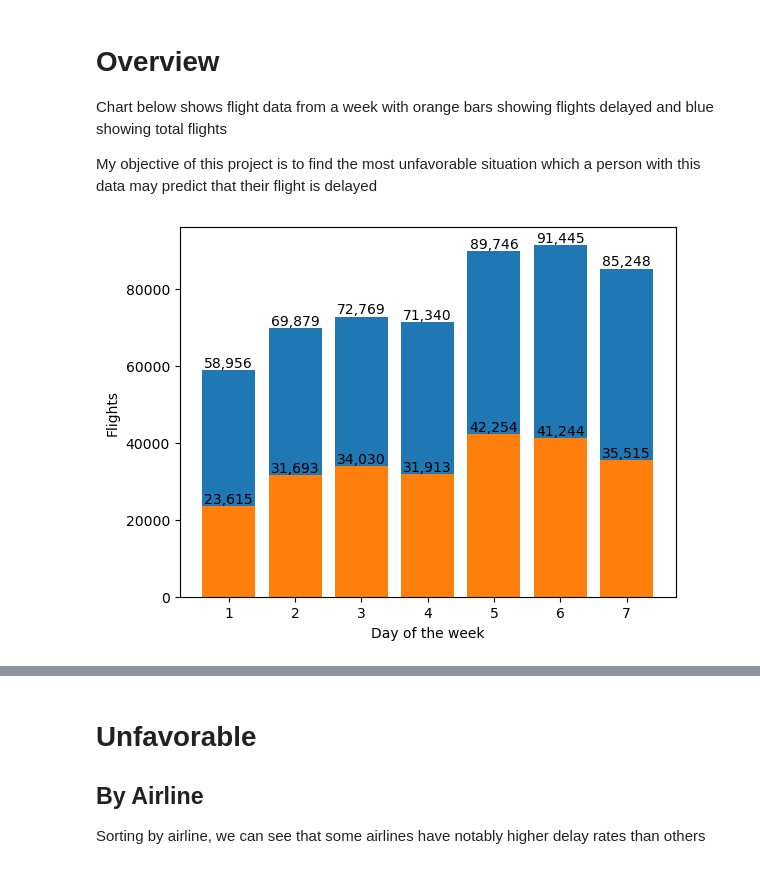
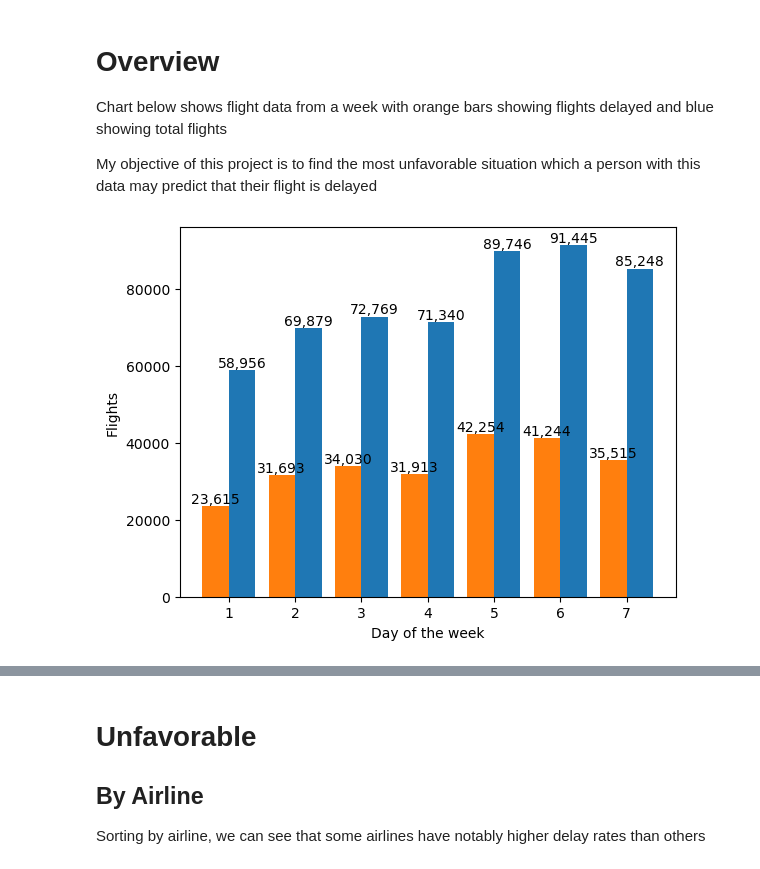
Before and after one commit to ltcolscotty/AirlinesProject, a Jupyter notebook: AirlineAnalysis.ipynb, the cells around one changed output, grey strips where cells are left out. Drawn from its saved outputs; the diff is of its cells as text; code cells hidden in the pictures.

Commit message:
Edited first chart, additional changes to analysis

```diff
--- a/AirlineAnalysis.ipynb
+++ b/AirlineAnalysis.ipynb
@@ -37,19 +37,20 @@ My objective of this project is to find the most unfavorable situation which a p
 # %%
 day_df = airlines_df.groupby(['DayOfWeek'])
 x_val = airlines_df['DayOfWeek'].unique()
 y_valB = day_df['Delay'].sum()
 y_valA = day_df['Delay'].count()
+y_valC = (y_valB.divide(y_valA)).multiply(100)
 
 fig, ax = plt.subplots()
 
-bar_day_total1 = ax.bar(x_val, y_valA)
-bar_day_delay1 = ax.bar(x_val, y_valB)
+bar_day_total1 = ax.bar(x_val+.2, y_valA, width=.4)
+bar_day_delay1 = ax.bar(x_val-.2, y_valB, width=.4)
 ax.set_xlabel('Day of the week')
 ax.set_ylabel('Flights')
 
 ax.bar_label(bar_day_total1, fmt='{:,.0f}')
 ax.bar_label(bar_day_delay1, fmt='{:,.0f}')
 
 plt.show()
 # %% [output]
-[figure, old version]
+[figure, new version]
```
Also changed, not shown: parts of 2 cells of this notebook.
